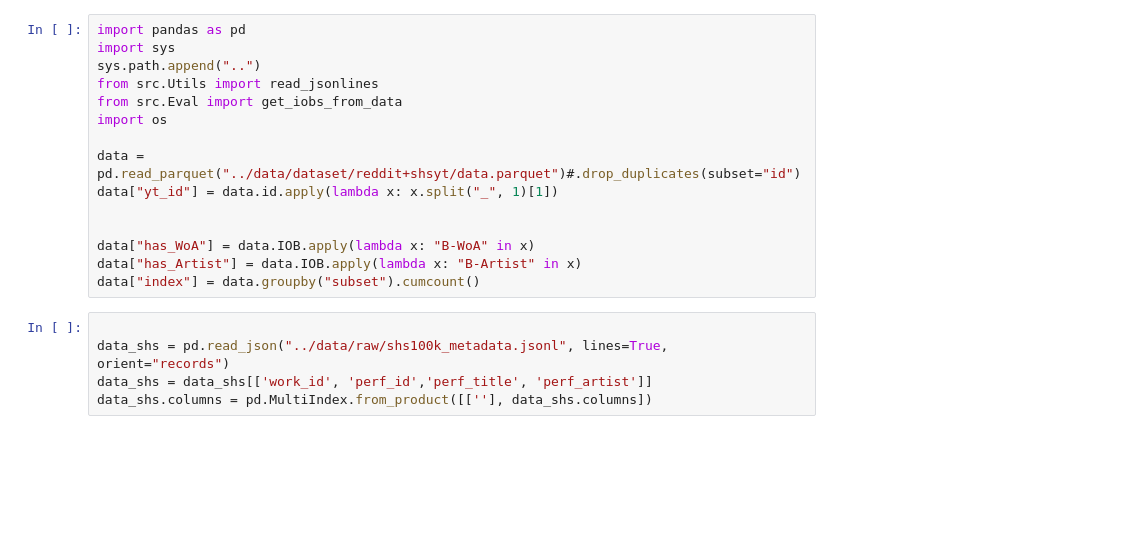
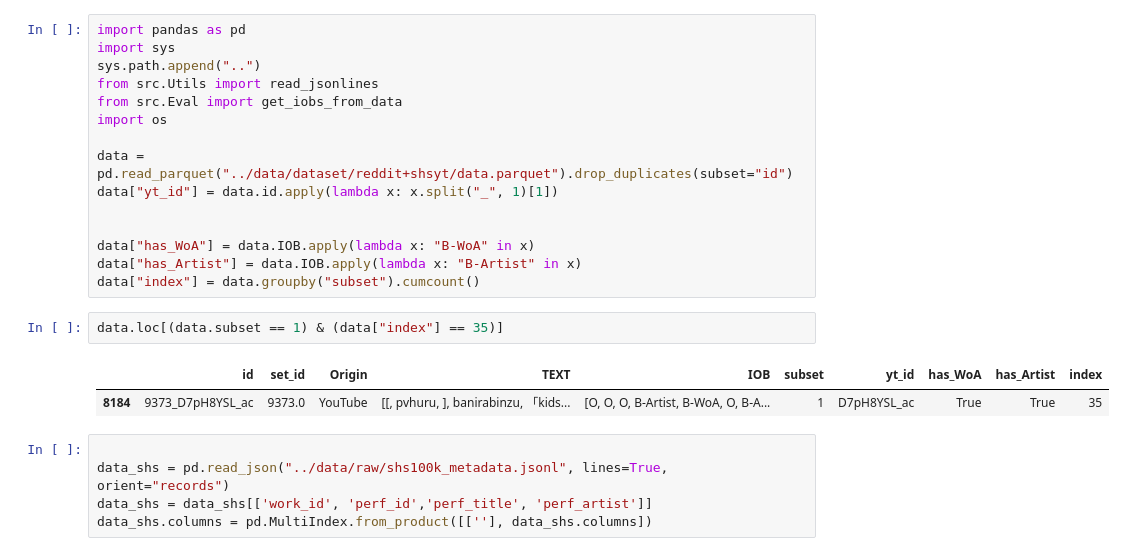
Before and after one commit to progsi/YTUnCoverLLM, a Jupyter notebook: notebooks/results_exposure.ipynb, the cells around one changed output. Cells and saved outputs as stored; diff of their text form; blank space fills up the shorter version.

```diff
--- a/notebooks/results_exposure.ipynb
+++ b/notebooks/results_exposure.ipynb
@@ -6,13 +6,18 @@ from src.Utils import read_jsonlines
 from src.Eval import get_iobs_from_data
 import os
 
-data = pd.read_parquet("../data/dataset/reddit+shsyt/data.parquet")#.drop_duplicates(subset="id")
+data = pd.read_parquet("../data/dataset/reddit+shsyt/data.parquet").drop_duplicates(subset="id")
 data["yt_id"] = data.id.apply(lambda x: x.split("_", 1)[1])
 
 
 data["has_WoA"] = data.IOB.apply(lambda x: "B-WoA" in x)
 data["has_Artist"] = data.IOB.apply(lambda x: "B-Artist" in x)
 data["index"] = data.groupby("subset").cumcount()
+# %%
+data.loc[(data.subset == 1) & (data["index"] == 35)]
+# %% [output]
+|  | id | set_id | Origin | TEXT | IOB | subset | yt_id | has_WoA | has_Artist | index |
+| 8184 | 9373_D7pH8YSL_ac | 9373.0 | YouTube | [[, pvhuru, ], banirabinzu, 「kids... | [O, O, O, B-Artist, B-WoA, O, B-A... | 1 | D7pH8YSL_ac | True | True | 35 |
 # %%
 
 data_shs = pd.read_json("../data/raw/shs100k_metadata.jsonl", lines=True, orient="records")
```
Also changed, not shown: parts of 9 cells of this notebook.
